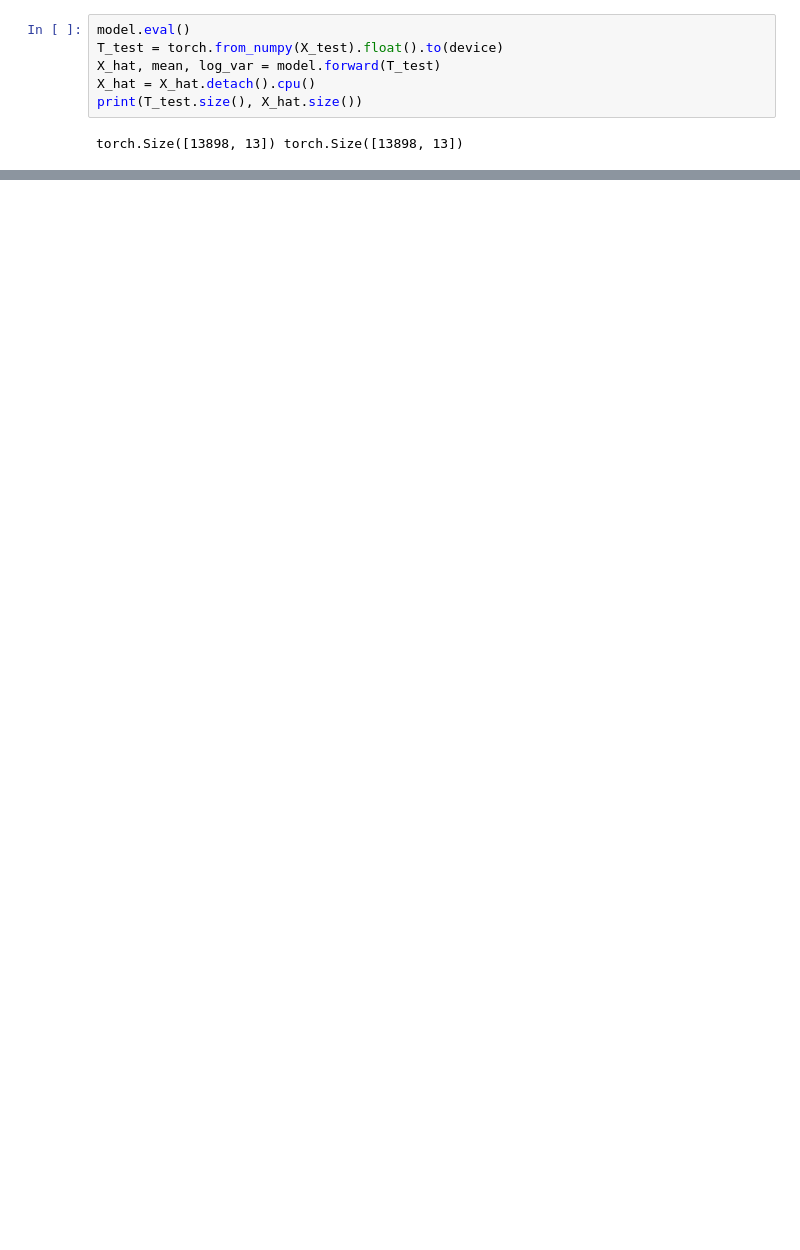
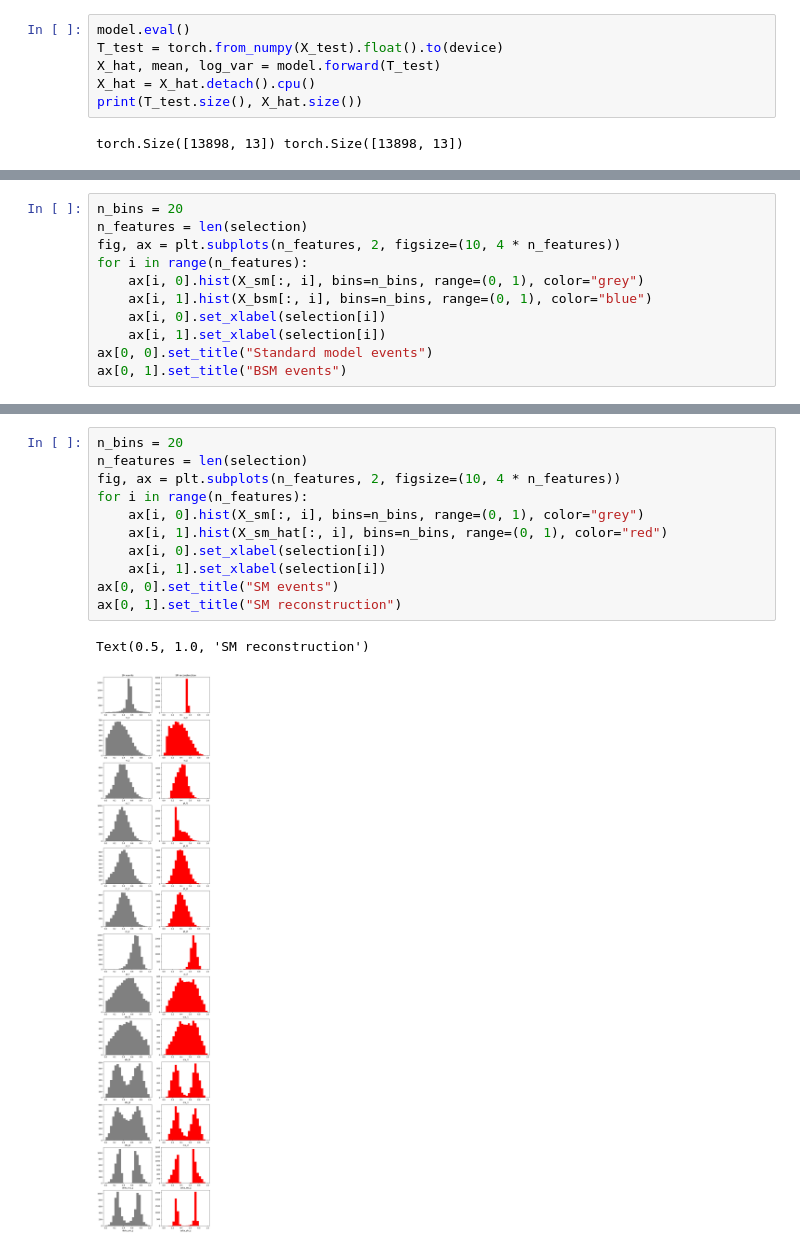
Before and after one commit to baptistebarthe/EFT-VAE, a Jupyter notebook: vae.ipynb, the cells around one changed output, grey strips where cells are left out. Cells and saved outputs as stored; diff of their text form; blank space fills up the shorter version.

```diff
--- a/vae.ipynb
+++ b/vae.ipynb
@@ -234,0 +287,11 @@ for i in range(n_features):
+# %%
+n_bins = 20
+n_features = len(selection)
+fig, ax = plt.subplots(n_features, 2, figsize=(10, 4 * n_features))
+for i in range(n_features):
+    ax[i, 0].hist(X_sm[:, i], bins=n_bins, range=(0, 1), color="grey")
+    ax[i, 1].hist(X_bsm[:, i], bins=n_bins, range=(0, 1), color="blue")
+    ax[i, 0].set_xlabel(selection[i])
+    ax[i, 1].set_xlabel(selection[i])
+ax[0, 0].set_title("Standard model events")
+ax[0, 1].set_title("BSM events")
@@ -234,0 +301,14 @@ for i in range(n_features):
+# %%
+n_bins = 20
+n_features = len(selection)
+fig, ax = plt.subplots(n_features, 2, figsize=(10, 4 * n_features))
+for i in range(n_features):
+    ax[i, 0].hist(X_sm[:, i], bins=n_bins, range=(0, 1), color="grey")
+    ax[i, 1].hist(X_sm_hat[:, i], bins=n_bins, range=(0, 1), color="red")
+    ax[i, 0].set_xlabel(selection[i])
+    ax[i, 1].set_xlabel(selection[i])
+ax[0, 0].set_title("SM events")
+ax[0, 1].set_title("SM reconstruction")
+# %% [output]
+Text(0.5, 1.0, 'SM reconstruction')
+[figure, added]
```
Also changed, not shown: parts of 12 cells of this notebook, 4 other files.
